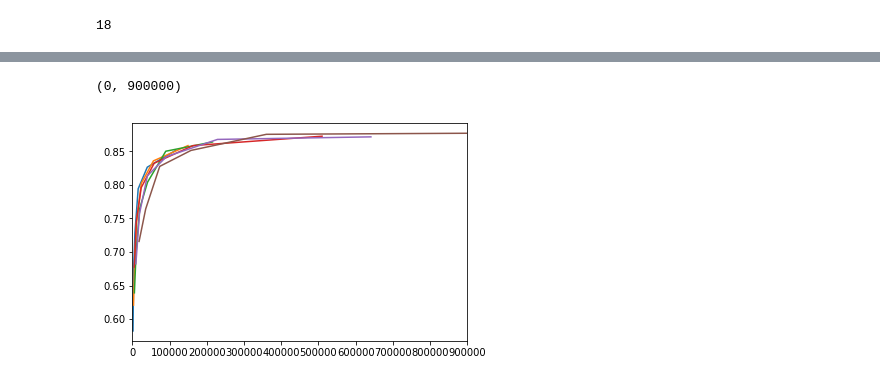
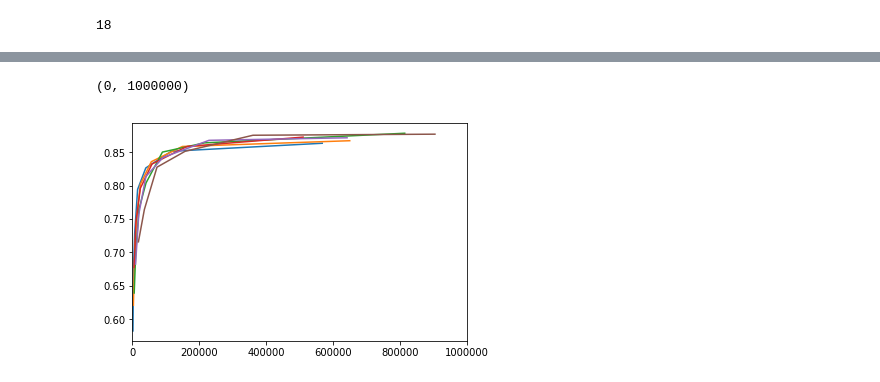
Before and after one commit to AlexStasik/UniquenessOfCNNLearning, a Jupyter notebook: code/cifar5_find_smallest_network.ipynb, the cells around one changed output, grey strips where cells are left out. Saved outputs shown, nothing was run; the diff lists cells and outputs as text; code cells hidden in the pictures.

```diff
--- a/code/cifar5_find_smallest_network.ipynb
+++ b/code/cifar5_find_smallest_network.ipynb
@@ -150,7 +150,7 @@ Epoch 2/100
 KeyboardInterrupt:
 # %%
 n_dense = [32, 64, 128]
-constant_filters = [2, 4, 8, 16, 32, 64]
+constant_filters = [2, 4, 8, 16, 32, 64, 160]
 exp_filters = [1, 2, 3, 4, 5, 6]
 
 constant_histories = []
@@ -251,10 +256,12 @@ plt.scatter(x3, y3)
 # %%
-for i in range(6):
-    plt.plot(x[i*6:(i+1)*6], y[i*6:(i+1)*6])
-plt.xlim(0, 900000)
+for i in range(3):
+    plt.plot(x2[i*7:(i+1)*7], y2[i*7:(i+1)*7])
+for i in range(3):
+    plt.plot(x3[i*6:(i+1)*6], y3[i*6:(i+1)*6])
+plt.xlim(0, 1000000)
 # %% [output]
-(0, 900000)
+(0, 1000000)
-[figure, old version]
+[figure, new version]
 # %%
 accs_const = []
 params_const = []
```
Also changed, not shown: parts of 13 cells of this notebook, 2 other files.
